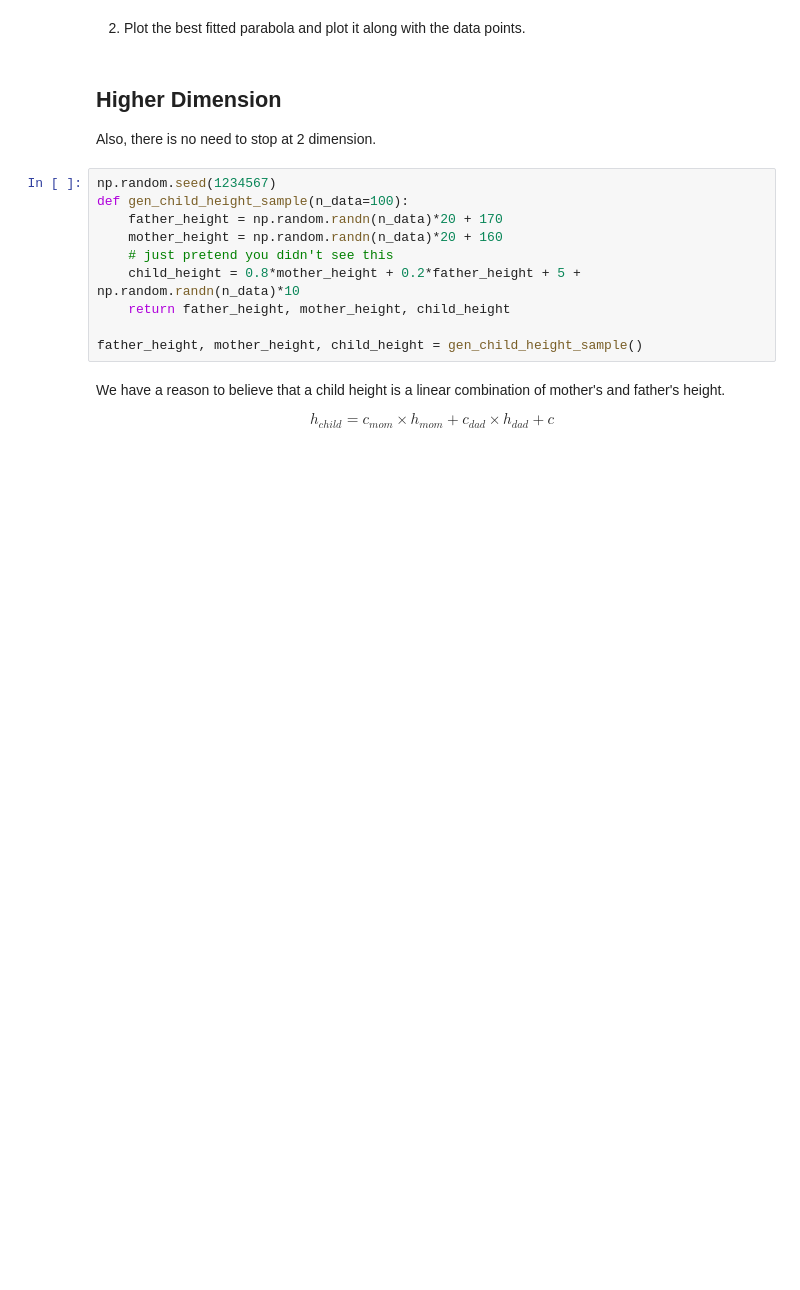
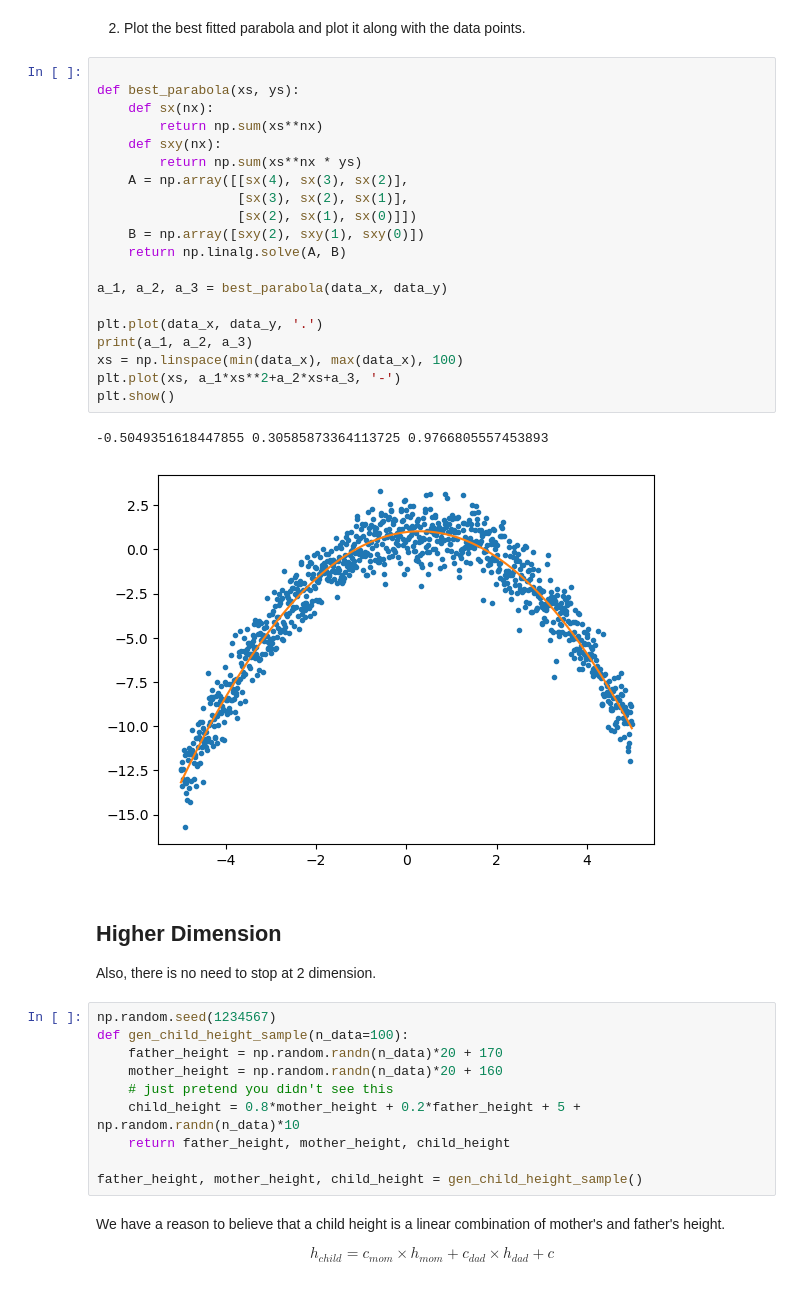
Before and after one commit to cs-muic/iccs205-lectures, a Jupyter notebook: lect08/01 Linear Regression.ipynb, the cells around one changed output. Saved outputs shown, nothing was run; the diff lists cells and outputs as text; blank space fills up the shorter version.

```diff
--- a/lect08/01 Linear Regression.ipynb
+++ b/lect08/01 Linear Regression.ipynb
@@ -111,5 +161,28 @@ where our parabola is $f(x) = a_1x^2+a_2x+a_3$. (You may see the pattern of $A$
 # %% [markdown]
 2) Plot the best fitted parabola and plot it along with the data points.
+# %%
+
+def best_parabola(xs, ys):
+    def sx(nx):
+        return np.sum(xs**nx)
+    def sxy(nx):
+        return np.sum(xs**nx * ys)
+    A = np.array([[sx(4), sx(3), sx(2)],
+                  [sx(3), sx(2), sx(1)],
+                  [sx(2), sx(1), sx(0)]])
+    B = np.array([sxy(2), sxy(1), sxy(0)])
+    return np.linalg.solve(A, B)
+
+a_1, a_2, a_3 = best_parabola(data_x, data_y)
+
+plt.plot(data_x, data_y, '.')
+print(a_1, a_2, a_3)
+xs = np.linspace(min(data_x), max(data_x), 100)
+plt.plot(xs, a_1*xs**2+a_2*xs+a_3, '-')
+plt.show()
+# %% [output]
+-0.5049351618447855 0.30585873364113725 0.9766805557453893
+[figure, added]
 # %% [markdown]
 ## Higher Dimension
 
```
Also changed, not shown: parts of 10 cells of this notebook, 1 other file.
